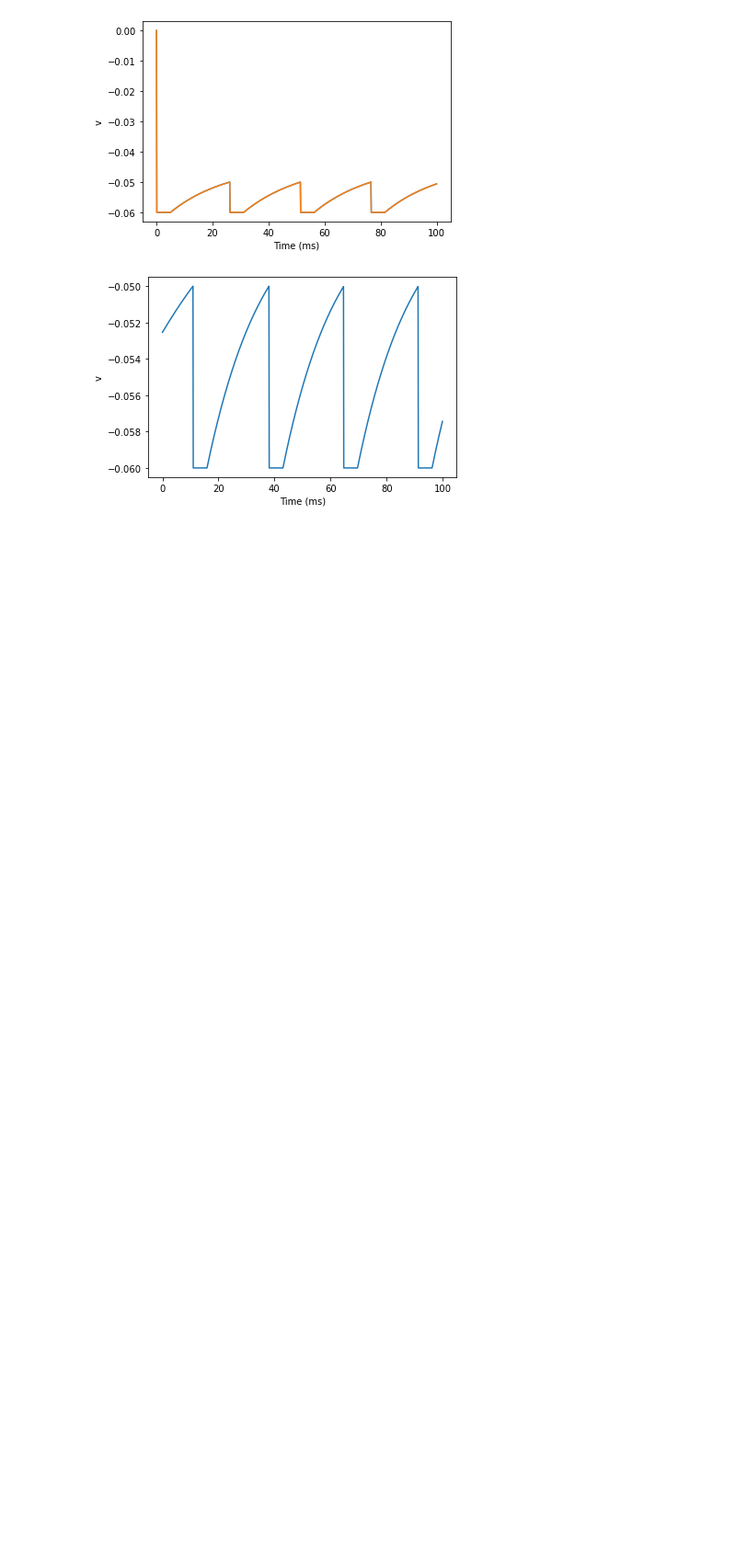
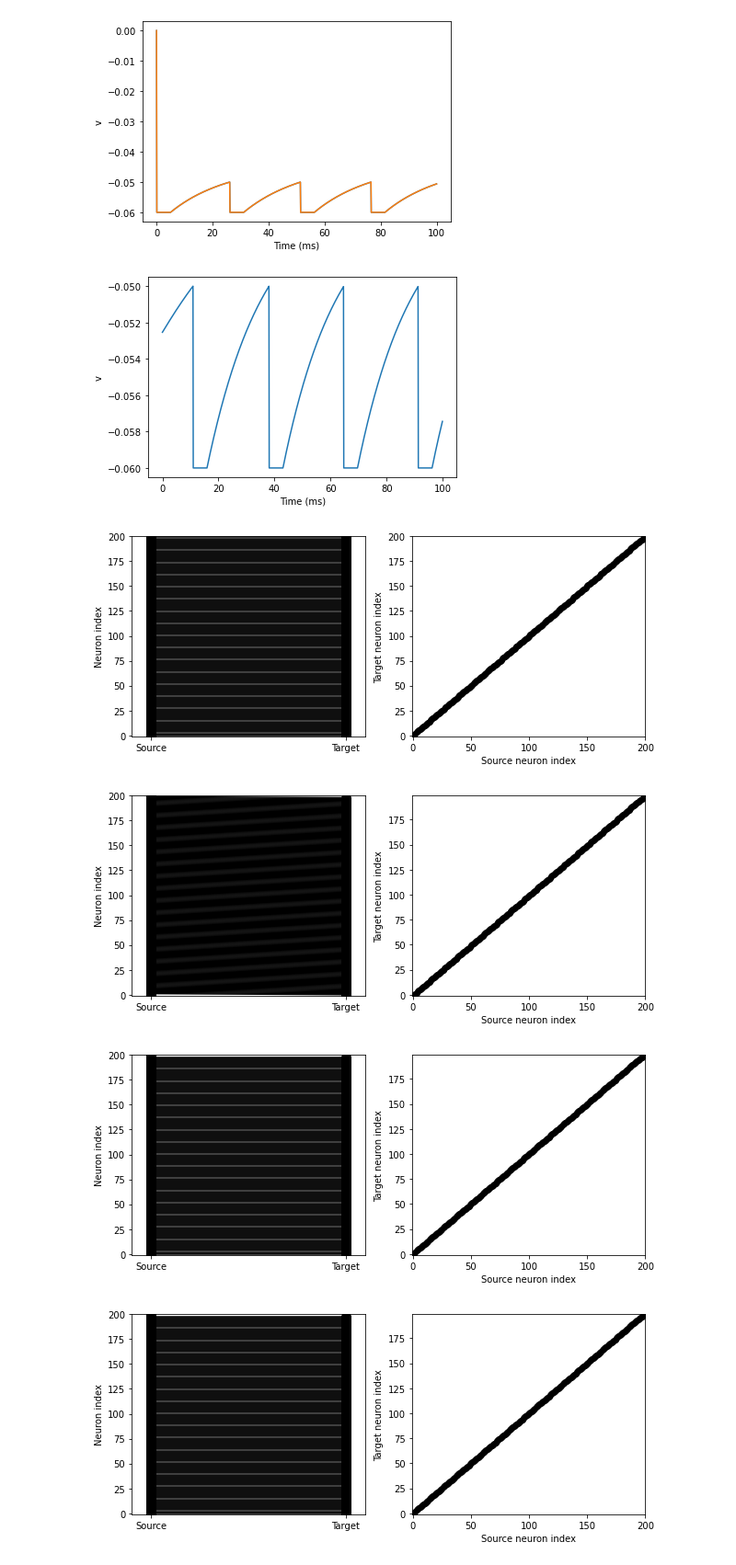
Before and after one commit to EmilyBjartskular/spiking-adventure, a Jupyter notebook: notebook/Synapses connections.ipynb, the cells around one changed output. Shown: that part at 92% size. Drawn from its saved outputs; the diff is of its cells as text; code cells hidden in the pictures; blank space fills up the shorter version.

```diff
--- a/notebook/Synapses connections.ipynb
+++ b/notebook/Synapses connections.ipynb
@@ -282,3 +275,16 @@ xlabel('Time (ms)')
 ylabel('v');
 # %% [output]
 [figure]
+# %%
+visualise_connectivity(exc_syn)
+visualise_connectivity(exc_syn_left)
+visualise_connectivity(exc_syn_right)
+visualise_connectivity(inh_syn_left)
+visualise_connectivity(inh_syn_right)
+visualise_connectivity(final_left)
+visualise_connectivity(final_right)
+# %% [output]
+[figure, added]
+[figure, added]
+[figure, added]
+[figure, added]
```
Also changed, not shown: parts of 4 cells of this notebook.
